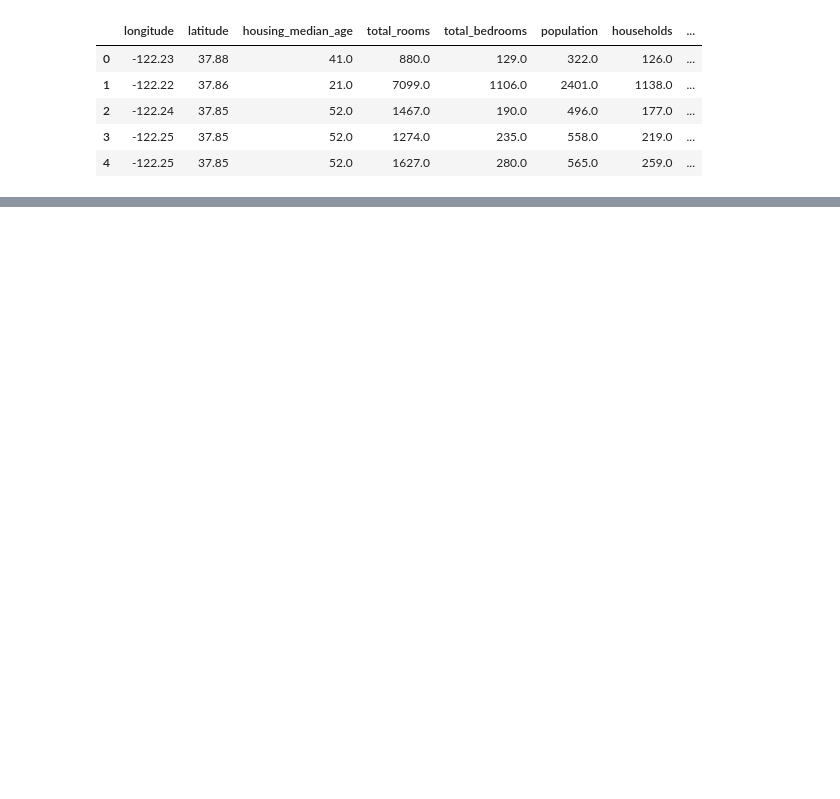
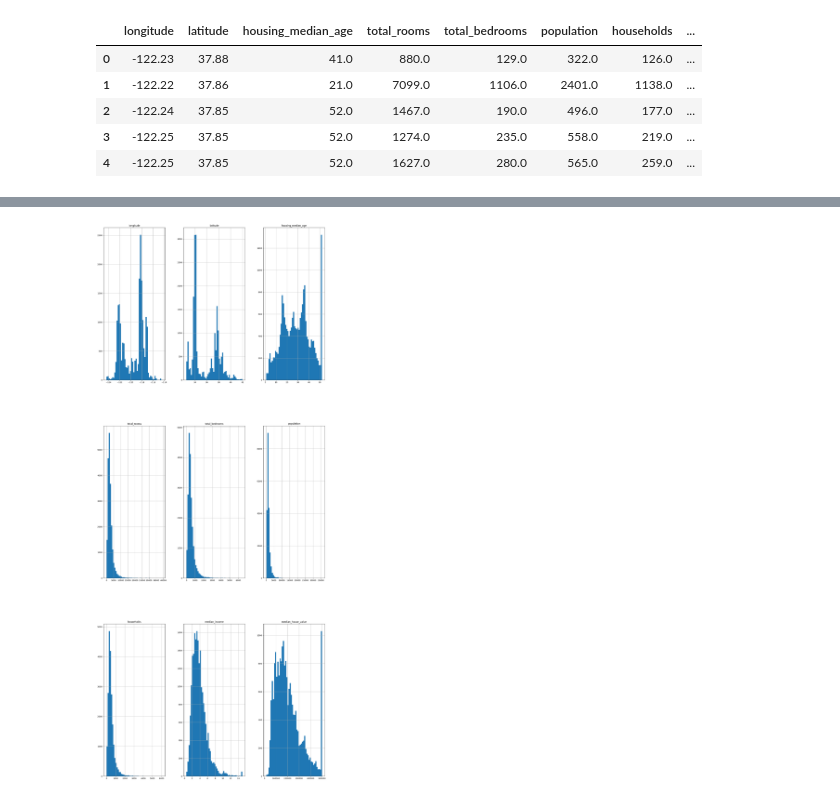
Before and after one commit to lihui1625/machineLearning, a Jupyter notebook: ML_02_01.ipynb, the cells around one changed output, grey strips where cells are left out. Cells and saved outputs as stored; diff of their text form; code cells hidden in the pictures; blank space fills up the shorter version.

```diff
--- a/ML_02_01.ipynb
+++ b/ML_02_01.ipynb
@@ -36,0 +78,6 @@ housing.head()
+# %%
+import matplotlib.pyplot as plt
+housing.hist(bins=50, figsize=(20,50))
+plt.show()
+# %% [output]
+[figure, added]
```
Also changed, not shown: parts of 3 cells of this notebook.
